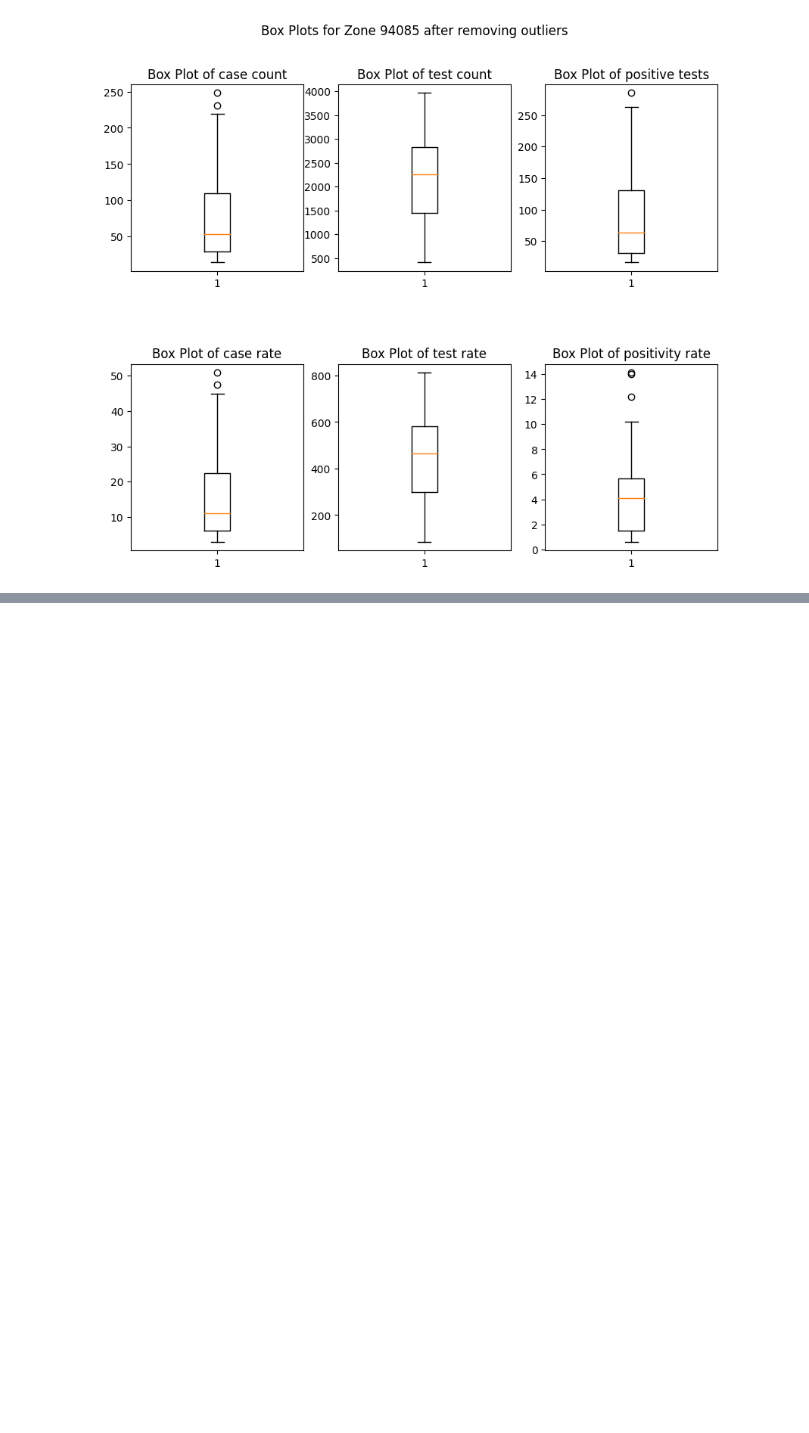
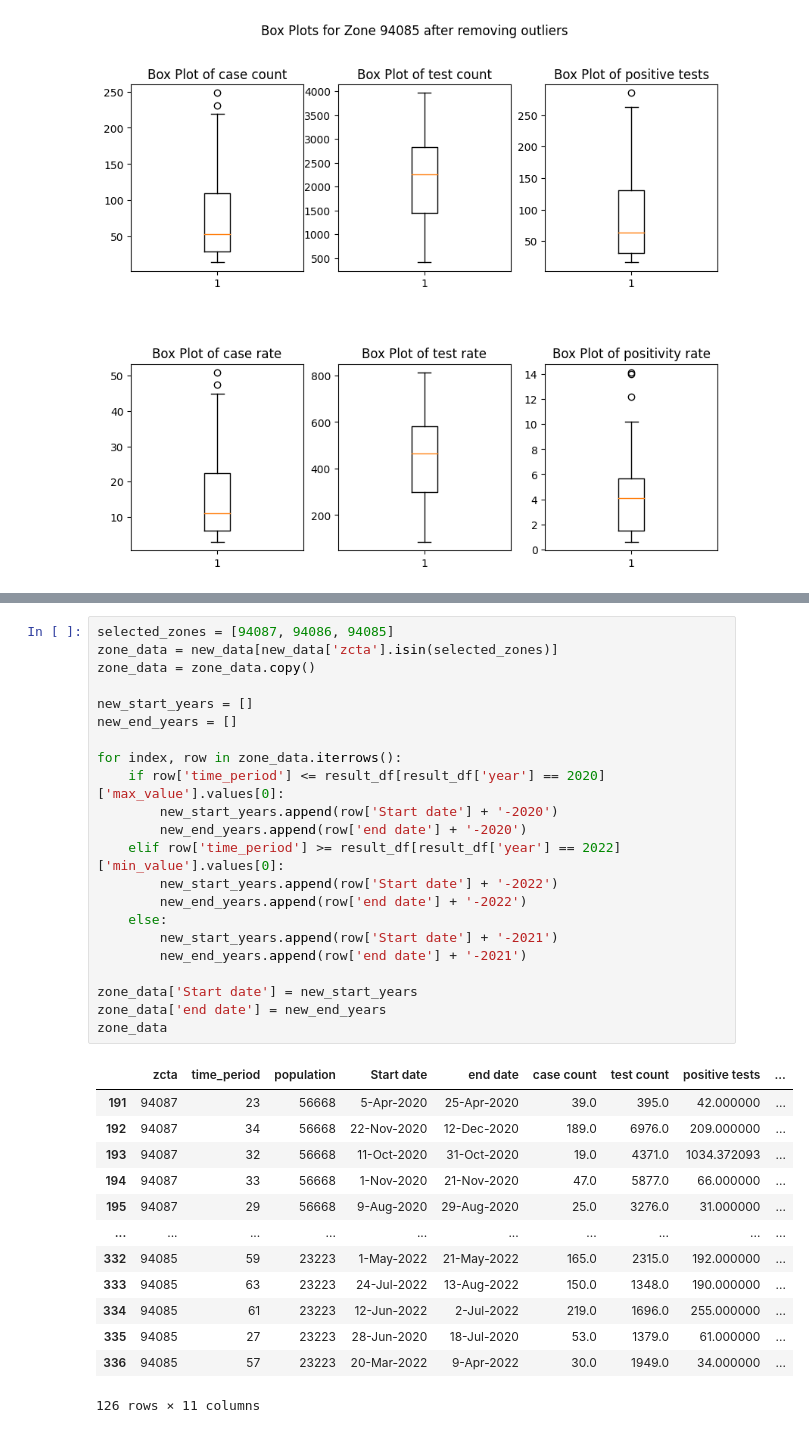
Before and after one commit to Katia-LOUNAS/Data_Mining, a Jupyter notebook: Preprocessing.ipynb, the cells around one changed output, grey strips where cells are left out. Saved outputs shown, nothing was run; the diff lists cells and outputs as text; blank space fills up the shorter version.

```diff
--- a/Preprocessing.ipynb
+++ b/Preprocessing.ipynb
@@ -445,0 +514,36 @@ See the caveats in the documentation: https://pandas.pydata.org/pandas-docs/stab
+# %%
+selected_zones = [94087, 94086, 94085]
+zone_data = new_data[new_data['zcta'].isin(selected_zones)]
+zone_data = zone_data.copy()
+
+new_start_years = []
+new_end_years = []
+
+for index, row in zone_data.iterrows():
+    if row['time_period'] <= result_df[result_df['year'] == 2020]['max_value'].values[0]:
+        new_start_years.append(row['Start date'] + '-2020')
+        new_end_years.append(row['end date'] + '-2020')
+    elif row['time_period'] >= result_df[result_df['year'] == 2022]['min_value'].values[0]:
+        new_start_years.append(row['Start date'] + '-2022')
+        new_end_years.append(row['end date'] + '-2022')
+    else:
+        new_start_years.append(row['Start date'] + '-2021')
+        new_end_years.append(row['end date'] + '-2021')
+
+zone_data['Start date'] = new_start_years
+zone_data['end date'] = new_end_years
+zone_data
+# %% [output]
+|  | zcta | time_period | population | Start date | end date | case count | test count | positive tests | ... |
+| 191 | 94087 | 23 | 56668 | 5-Apr-2020 | 25-Apr-2020 | 39.0 | 395.0 | 42.000000 | ... |
+| 192 | 94087 | 34 | 56668 | 22-Nov-2020 | 12-Dec-2020 | 189.0 | 6976.0 | 209.000000 | ... |
+| 193 | 94087 | 32 | 56668 | 11-Oct-2020 | 31-Oct-2020 | 19.0 | 4371.0 | 1034.372093 | ... |
+| 194 | 94087 | 33 | 56668 | 1-Nov-2020 | 21-Nov-2020 | 47.0 | 5877.0 | 66.000000 | ... |
+| 195 | 94087 | 29 | 56668 | 9-Aug-2020 | 29-Aug-2020 | 25.0 | 3276.0 | 31.000000 | ... |
+| ... | ... | ... | ... | ... | ... | ... | ... | ... | ... |
+| 332 | 94085 | 59 | 23223 | 1-May-2022 | 21-May-2022 | 165.0 | 2315.0 | 192.000000 | ... |
+| 333 | 94085 | 63 | 23223 | 24-Jul-2022 | 13-Aug-2022 | 150.0 | 1348.0 | 190.000000 | ... |
+| 334 | 94085 | 61 | 23223 | 12-Jun-2022 | 2-Jul-2022 | 219.0 | 1696.0 | 255.000000 | ... |
+| 335 | 94085 | 27 | 23223 | 28-Jun-2020 | 18-Jul-2020 | 53.0 | 1379.0 | 61.000000 | ... |
+| 336 | 94085 | 57 | 23223 | 20-Mar-2022 | 9-Apr-2022 | 30.0 | 1949.0 | 34.000000 | ... |
+126 rows × 11 columns
```
Also changed, not shown: parts of 14 cells of this notebook, 4 other files.
